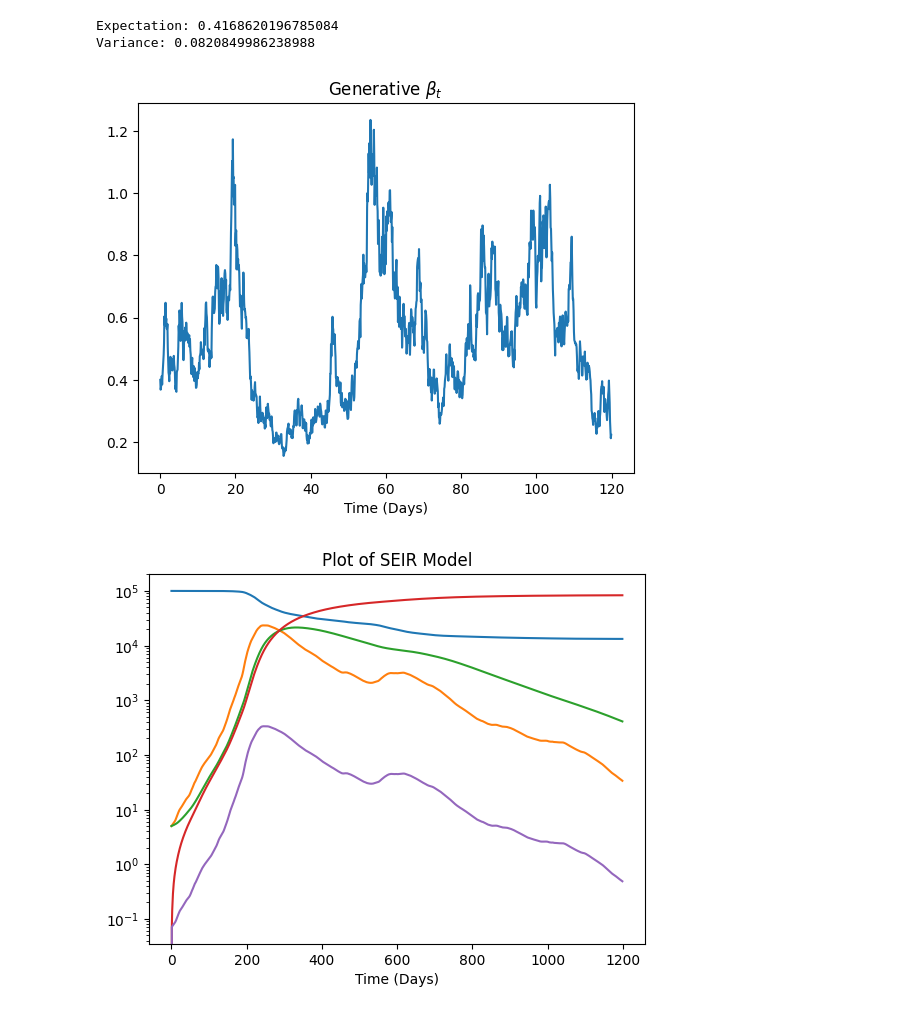
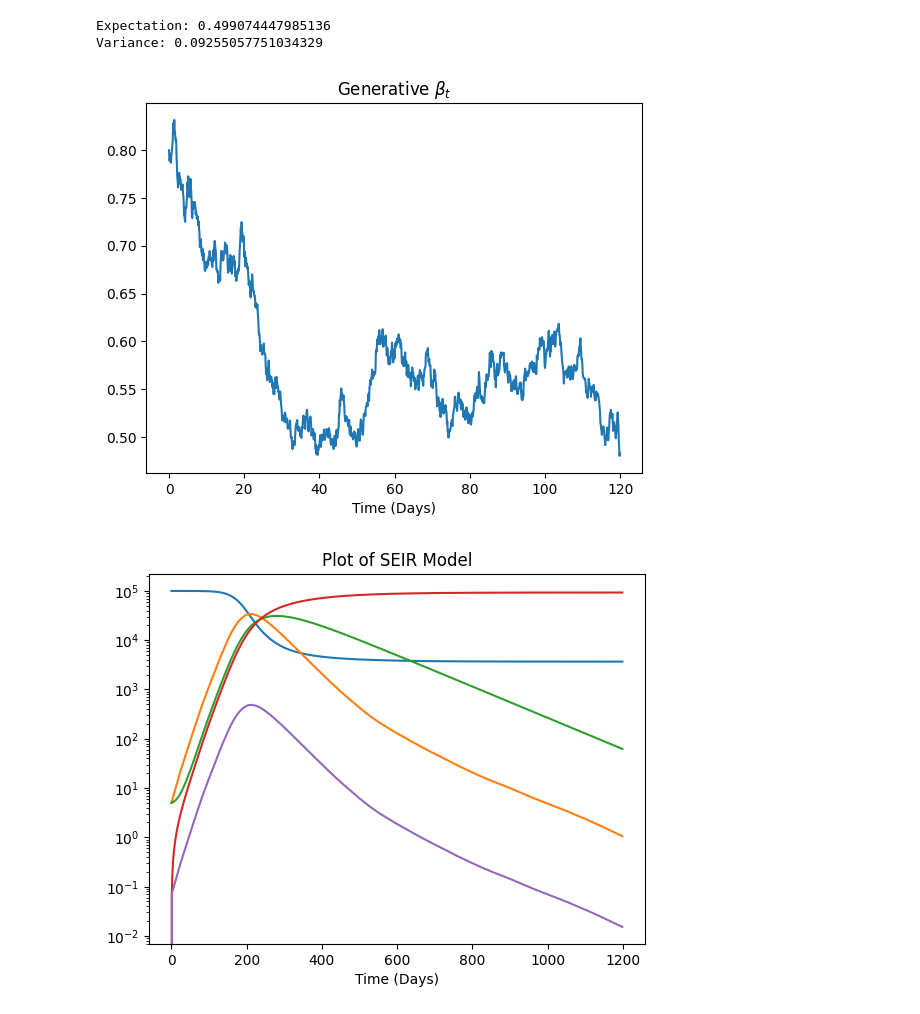
Before and after one commit to Averydx/PMCMC, a Jupyter notebook: examples/generative_data_OU.ipynb, the cells around one changed output. Saved outputs shown, nothing was run; the diff lists cells and outputs as text; code cells hidden in the pictures.

```diff
--- a/examples/generative_data_OU.ipynb
+++ b/examples/generative_data_OU.ipynb
@@ -21,9 +21,9 @@ I = 5
 E = 5
 
 '''OU params'''
-lam = 1/10
-mean_ou = -1.
-sig = 0.5
+lam = 1/20
+mean_ou = -0.7
+sig = 0.1
 
 print(f"Expectation: {np.exp(mean_ou + (sig**2)/2)}")
 print(f"Variance: {np.exp(sig**2 - 1) * np.exp(2 * mean_ou + sig**2)}")
@@ -32,37 +32,37 @@ print(f"Variance: {np.exp(sig**2 - 1) * np.exp(2 * mean_ou + sig**2)}")
 A = np.exp(-lam * dt)
 M = mean_ou * (np.exp(-lam * dt) - 1)
 C = sig * np.sqrt(1 - np.exp(-2 * lam * dt))
 
 betas = np.zeros_like(t_vec)
-betas[0] = 0.4
+betas[0] = 0.8
 for time_index in range(1,len(t_vec)):
     betas[time_index] = np.exp(A * np.log(betas[time_index - 1]) - M + C * rng.normal(0,1))
 
 state = np.zeros((5,len(t_vec)))
 state[:,0] = np.array([N - I - E,E, I, 0,0])
 
 plt.title('Generative $\\beta_t$')
 plt.xlabel('Time (Days)')
 plt.plot(t_vec,betas)
 
 for time_index in range(1,len(t_vec)):
 
     new_E = (betas[time_index - 1] * (state[1,time_index -1] + q * state[2,time_index - 1]) * state[0,time_index - 1]/np.sum(state[:,time_index-1])) * dt
     new_I = (eta * state[1,time_index - 1]) * dt
     new_ER = (gamma * state[1,time_index -1]) * dt
     new_IR = (gamma * state[2,time_index - 1]) * dt
     new_D = (mu * state[2,time_index - 1]) * dt
 
 
     state[0,time_index] = state[0,time_index - 1] - new_E #S
     state[1,time_index] = state[1,time_index - 1] + new_E - new_I - new_ER
     state[2,time_index] = state[2,time_index-1] + new_I - new_IR - new_D
     state[3,time_index] = state[3,time_index - 1] + new_ER + new_IR #R
     state[4,time_index] = new_I
 # %% [output]
-Expectation: 0.4168620196785084
-Variance: 0.0820849986238988
+Expectation: 0.499074447985136
+Variance: 0.09255057751034329
-[figure, old version]
+[figure, new version]
 # %%
 plt.yscale('log')
 plt.title('Plot of SEIR Model')
@@ -72,7 +72,7 @@ plt.plot(state.T[:])
 pd.DataFrame(state).to_csv('../data_sets/ou_state_nbinom.csv',index = False)
 pd.DataFrame(betas).to_csv('../data_sets/ou_betas_nbinom.csv',index = False)
 # %% [output]
-[figure, old version]
+[figure, new version]
 # %%
 r = 50
 
```
Also changed, not shown: parts of 1 cell of this notebook, 4 other files.
